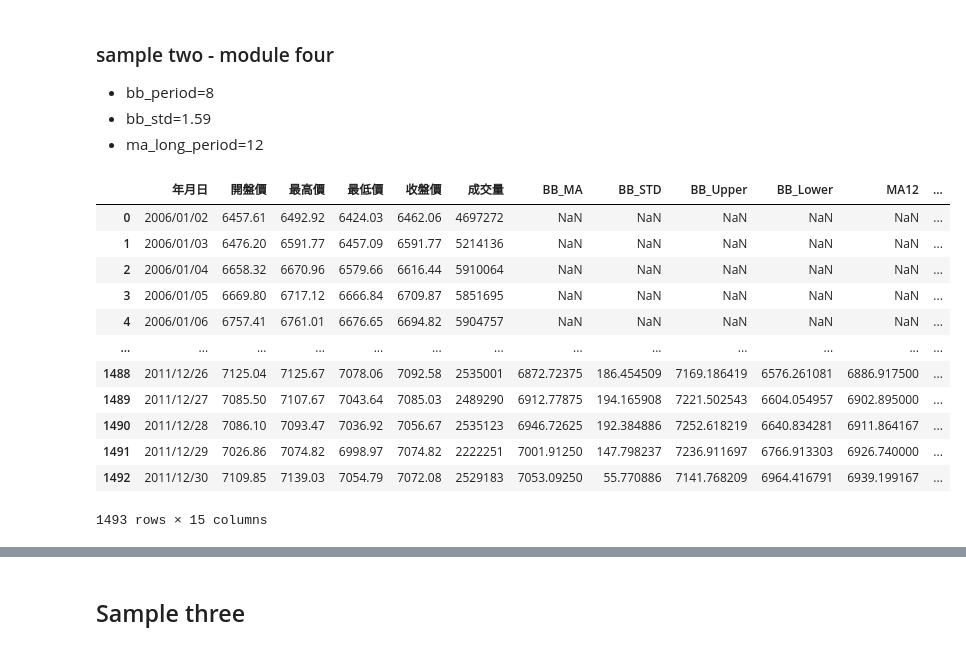
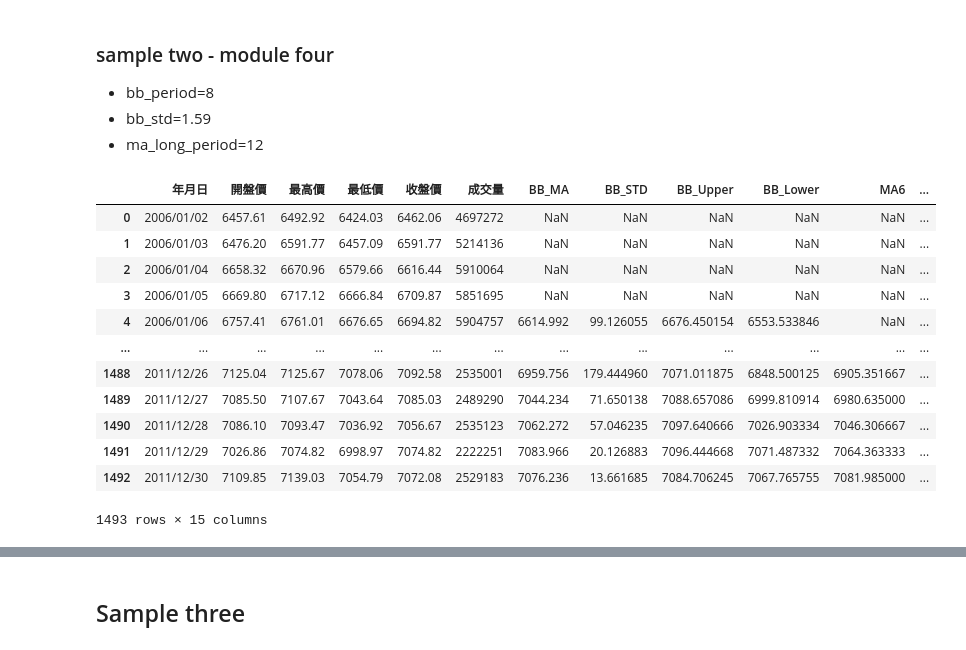
Before and after one commit to jiangyanmu/QIA-Final-Regression-Test, a Jupyter notebook: src/backtest.ipynb, the cells around one changed output, grey strips where cells are left out. Cells and saved outputs as stored; diff of their text form; code cells hidden in the pictures.

```diff
--- a/src/backtest.ipynb
+++ b/src/backtest.ipynb
@@ -379,27 +380,28 @@ df3
 # %%
 %reload_ext autoreload
 %autoreload 2
 
 # 使用範例
 import pandas as pd
 from lib.backtest.strategy_four import backtest_strategy_four
 
 
 
 df4 = pd.read_csv("../data/TPE-sample2.csv", encoding="utf-8")
-df4 = backtest_strategy_four(df4, bb_period=8,bb_std=1.59, ma_long_period=12)
+# df4 = backtest_strategy_four(df4, bb_period=8,bb_std=1.59, ma_long_period=12)
+df4 = backtest_strategy_four(df4, bb_period=5,bb_std=0.62, ma_long_period=6)
 df4
 # %% [output]
-|  | 年月日 | 開盤價 | 最高價 | 最低價 | 收盤價 | 成交量 | BB_MA | BB_STD | BB_Upper | BB_Lower | MA12 | ... |
+|  | 年月日 | 開盤價 | 最高價 | 最低價 | 收盤價 | 成交量 | BB_MA | BB_STD | BB_Upper | BB_Lower | MA6 | ... |
 | 0 | 2006/01/02 | 6457.61 | 6492.92 | 6424.03 | 6462.06 | 4697272 | NaN | NaN | NaN | NaN | NaN | ... |
 | 1 | 2006/01/03 | 6476.20 | 6591.77 | 6457.09 | 6591.77 | 5214136 | NaN | NaN | NaN | NaN | NaN | ... |
 | 2 | 2006/01/04 | 6658.32 | 6670.96 | 6579.66 | 6616.44 | 5910064 | NaN | NaN | NaN | NaN | NaN | ... |
 | 3 | 2006/01/05 | 6669.80 | 6717.12 | 6666.84 | 6709.87 | 5851695 | NaN | NaN | NaN | NaN | NaN | ... |
-| 4 | 2006/01/06 | 6757.41 | 6761.01 | 6676.65 | 6694.82 | 5904757 | NaN | NaN | NaN | NaN | NaN | ... |
+| 4 | 2006/01/06 | 6757.41 | 6761.01 | 6676.65 | 6694.82 | 5904757 | 6614.992 | 99.126055 | 6676.450154 | 6553.533846 | NaN | ... |
 | ... | ... | ... | ... | ... | ... | ... | ... | ... | ... | ... | ... | ... |
-| 1488 | 2011/12/26 | 7125.04 | 7125.67 | 7078.06 | 7092.58 | 2535001 | 6872.72375 | 186.454509 | 7169.186419 | 6576.261081 | 6886.917500 | ... |
-| 1489 | 2011/12/27 | 7085.50 | 7107.67 | 7043.64 | 7085.03 | 2489290 | 6912.77875 | 194.165908 | 7221.502543 | 6604.054957 | 6902.895000 | ... |
-| 1490 | 2011/12/28 | 7086.10 | 7093.47 | 7036.92 | 7056.67 | 2535123 | 6946.72625 | 192.384886 | 7252.618219 | 6640.834281 | 6911.864167 | ... |
-| 1491 | 2011/12/29 | 7026.86 | 7074.82 | 6998.97 | 7074.82 | 2222251 | 7001.91250 | 147.798237 | 7236.911697 | 6766.913303 | 6926.740000 | ... |
-| 1492 | 2011/12/30 | 7109.85 | 7139.03 | 7054.79 | 7072.08 | 2529183 | 7053.09250 | 55.770886 | 7141.768209 | 6964.416791 | 6939.199167 | ... |
+| 1488 | 2011/12/26 | 7125.04 | 7125.67 | 7078.06 | 7092.58 | 2535001 | 6959.756 | 179.444960 | 7071.011875 | 6848.500125 | 6905.351667 | ... |
+| 1489 | 2011/12/27 | 7085.50 | 7107.67 | 7043.64 | 7085.03 | 2489290 | 7044.234 | 71.650138 | 7088.657086 | 6999.810914 | 6980.635000 | ... |
+| 1490 | 2011/12/28 | 7086.10 | 7093.47 | 7036.92 | 7056.67 | 2535123 | 7062.272 | 57.046235 | 7097.640666 | 7026.903334 | 7046.306667 | ... |
+| 1491 | 2011/12/29 | 7026.86 | 7074.82 | 6998.97 | 7074.82 | 2222251 | 7083.966 | 20.126883 | 7096.444668 | 7071.487332 | 7064.363333 | ... |
+| 1492 | 2011/12/30 | 7109.85 | 7139.03 | 7054.79 | 7072.08 | 2529183 | 7076.236 | 13.661685 | 7084.706245 | 7067.765755 | 7081.985000 | ... |
 1493 rows × 15 columns
```
Also changed, not shown: parts of 5 cells of this notebook, 1 other file.
